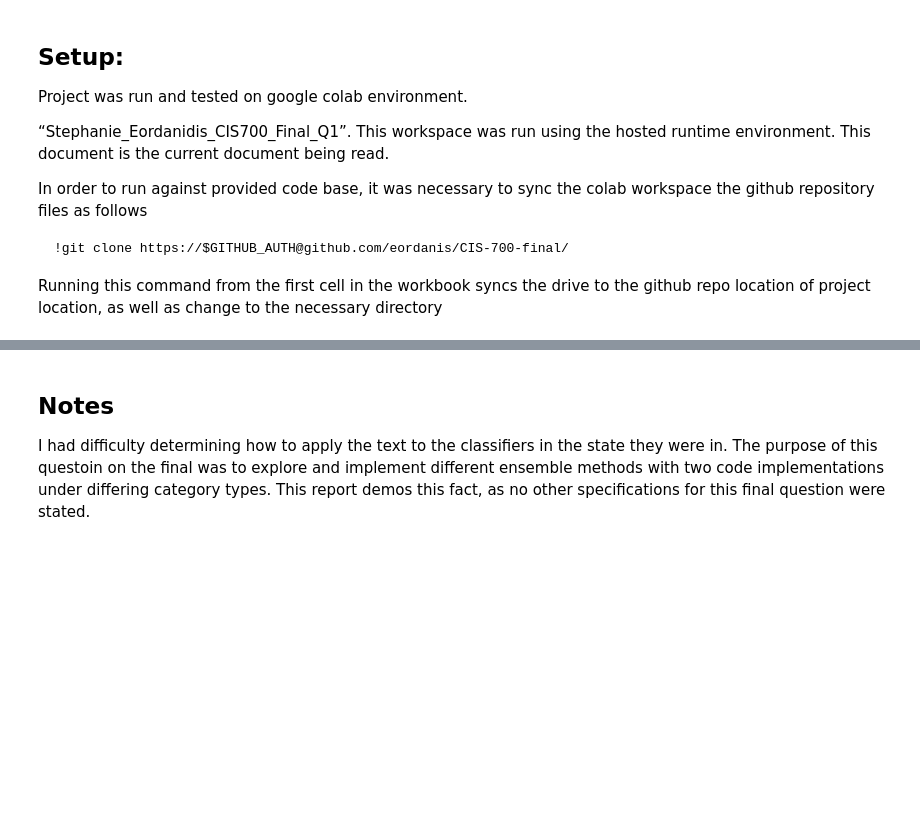
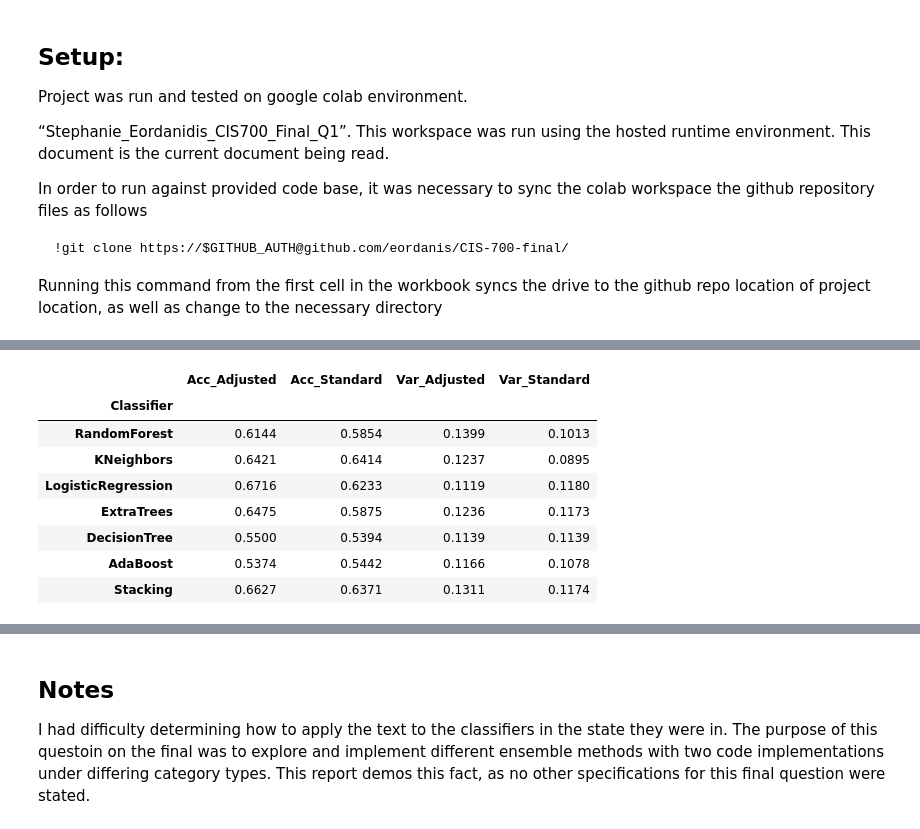
Before and after one commit to eordanis/CIS-700-final, a Jupyter notebook: Stephanie_Eordanidis_CIS700_Final_Q1.ipynb, the cells around one changed output, grey strips where cells are left out. Cells and saved outputs as stored; diff of their text form; code cells hidden in the pictures; blank space fills up the shorter version.

```diff
--- a/Stephanie_Eordanidis_CIS700_Final_Q1.ipynb
+++ b/Stephanie_Eordanidis_CIS700_Final_Q1.ipynb
@@ -122,0 +193,12 @@ As seen by above metric results, accuracies for the models are fairly consistent
+# %%
+vis.display_comparision_dataframe()
+# %% [output]
+|  | Acc_Adjusted | Acc_Standard | Var_Adjusted | Var_Standard |
+| Classifier |  |  |  |  |
+| RandomForest | 0.6144 | 0.5854 | 0.1399 | 0.1013 |
+| KNeighbors | 0.6421 | 0.6414 | 0.1237 | 0.0895 |
+| LogisticRegression | 0.6716 | 0.6233 | 0.1119 | 0.1180 |
+| ExtraTrees | 0.6475 | 0.5875 | 0.1236 | 0.1173 |
+| DecisionTree | 0.5500 | 0.5394 | 0.1139 | 0.1139 |
+| AdaBoost | 0.5374 | 0.5442 | 0.1166 | 0.1078 |
+| Stacking | 0.6627 | 0.6371 | 0.1311 | 0.1174 |
```
Also changed, not shown: parts of 15 cells of this notebook, 2 other files.
